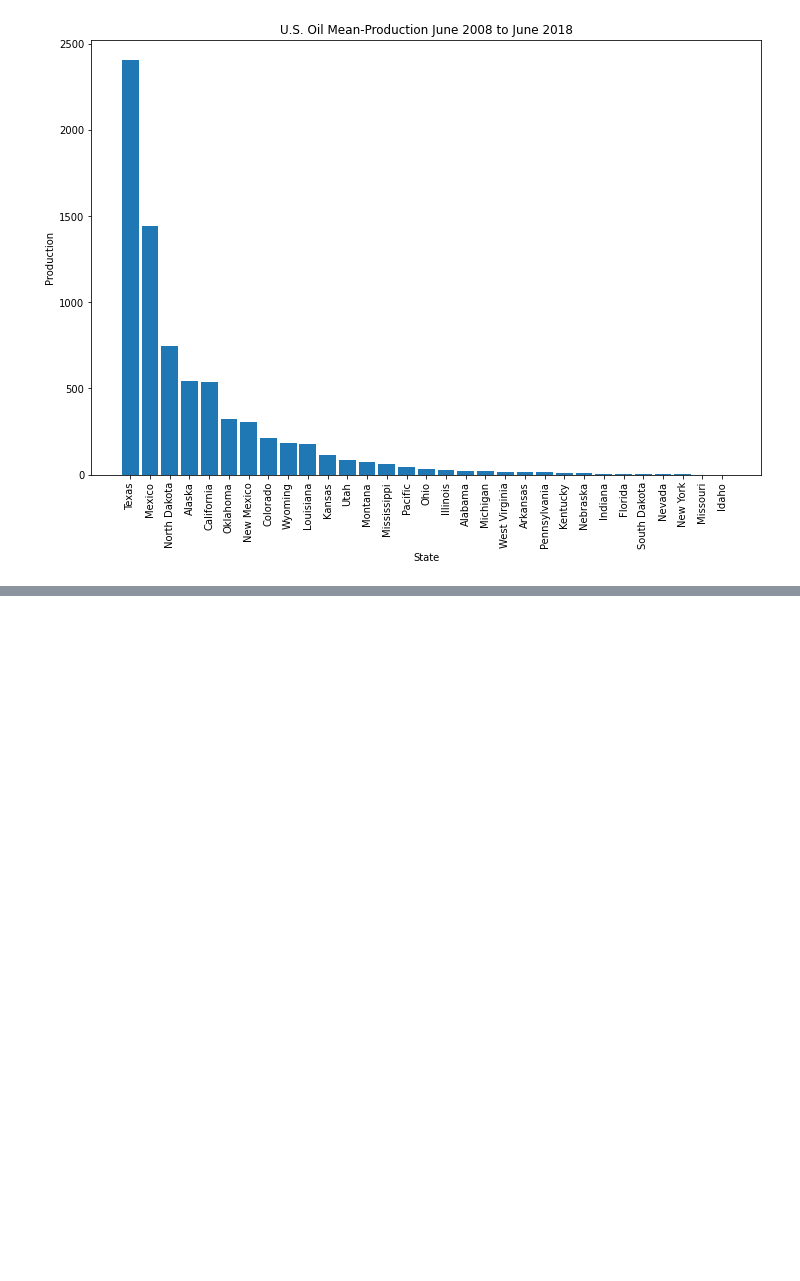
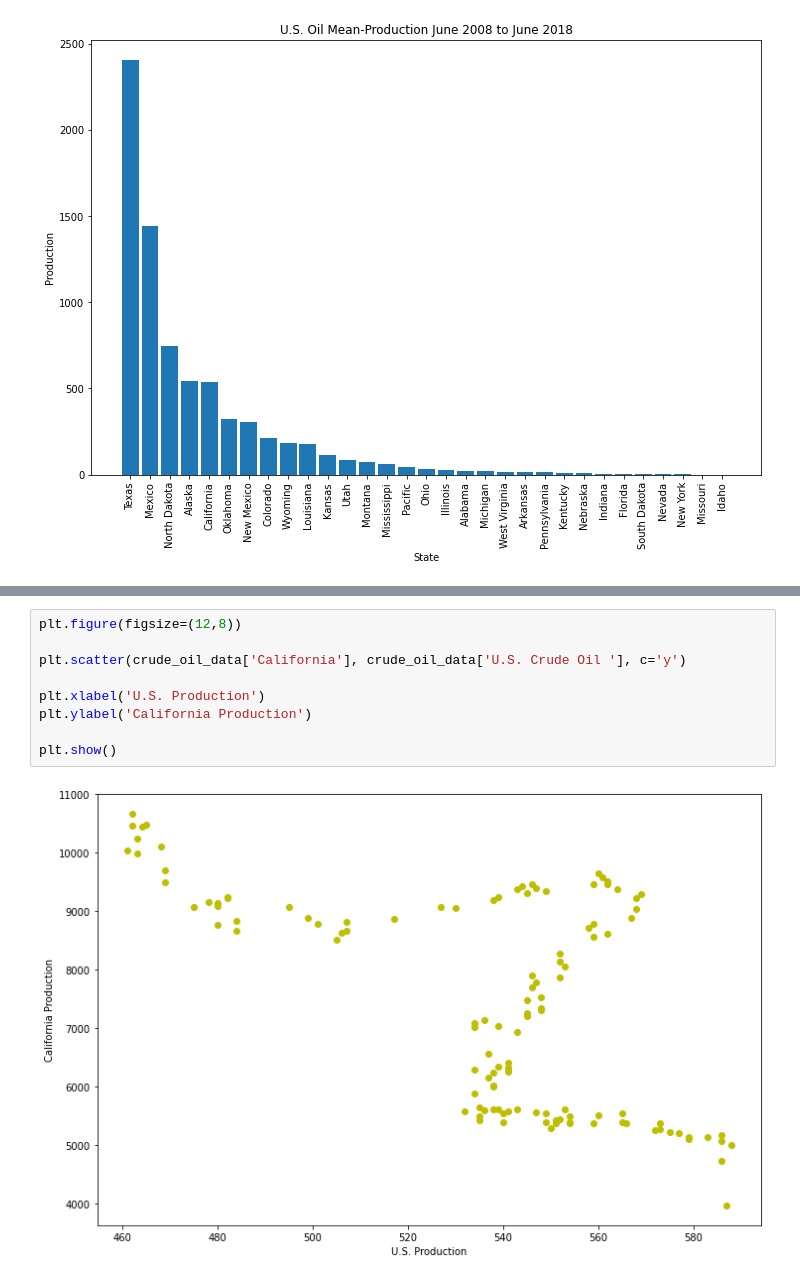
Before and after one commit to aaali-software/data-science-starter, a Jupyter notebook: notebooks/data-science-starter.ipynb, the cells around one changed output, grey strips where cells are left out. Saved outputs shown, nothing was run; the diff lists cells and outputs as text; blank space fills up the shorter version.

```diff
--- a/notebooks/data-science-starter.ipynb
+++ b/notebooks/data-science-starter.ipynb
@@ -332,0 +345,11 @@ ModuleNotFoundError: No module named 'scipy'
+# %%
+plt.figure(figsize=(12,8))
+
+plt.scatter(crude_oil_data['California'], crude_oil_data['U.S. Crude Oil '], c='y')
+
+plt.xlabel('U.S. Production')
+plt.ylabel('California Production')
+
+plt.show()
+# %% [output]
+[figure, added]
```
Also changed, not shown: parts of 6 cells of this notebook.
